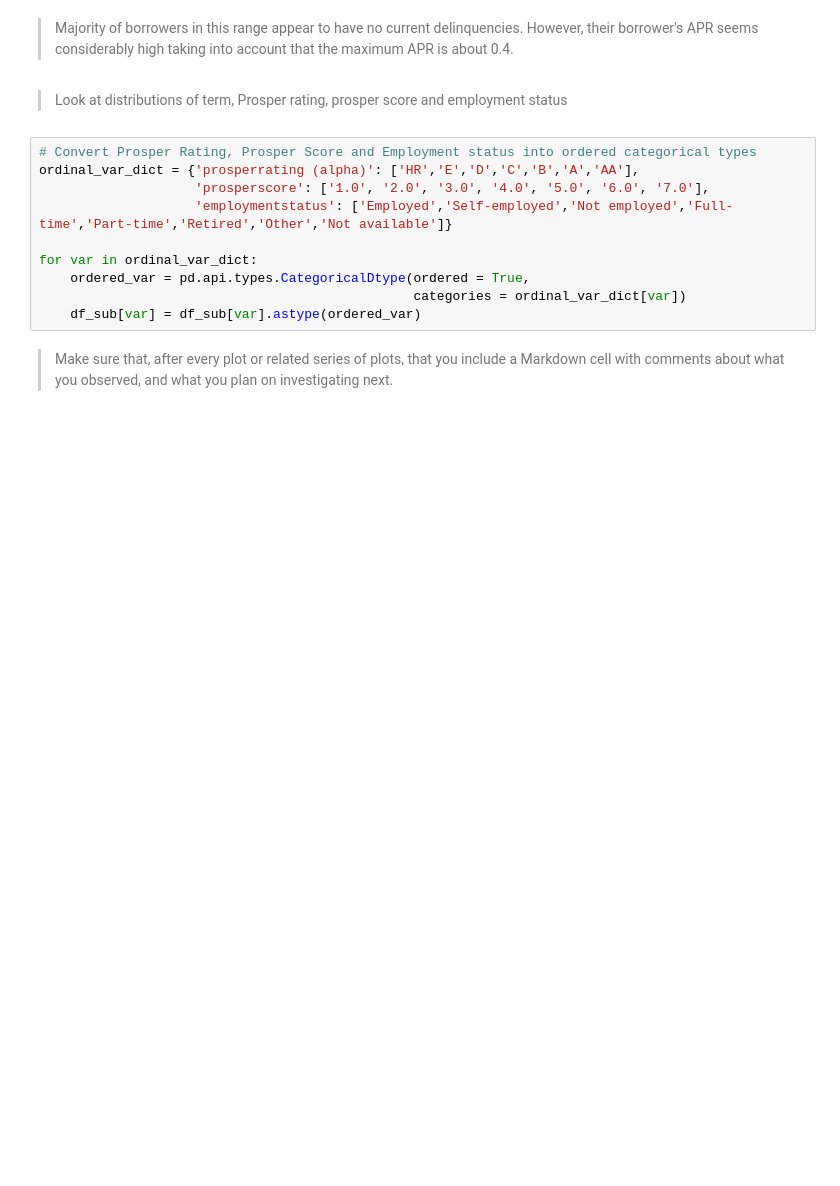
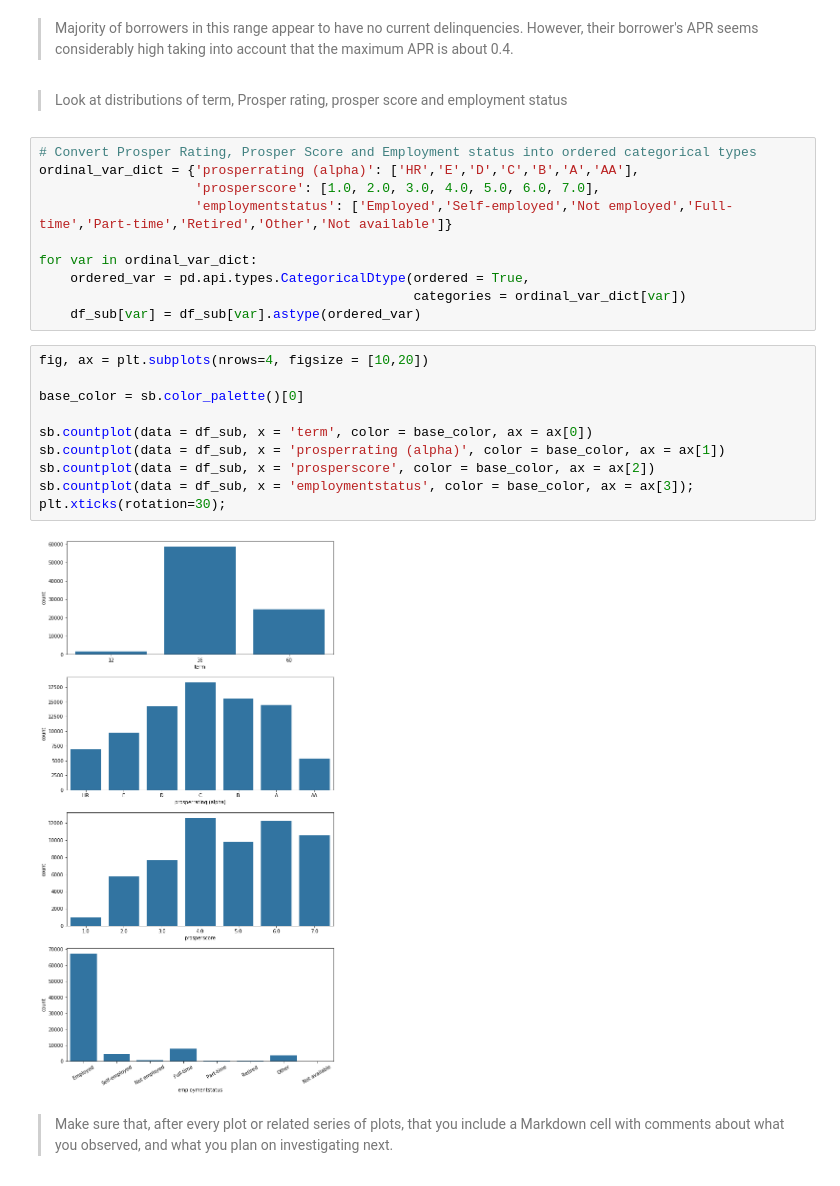
Before and after one commit to chukwume/prosperloandata, a Jupyter notebook: exploration_template.ipynb, the cells around one changed output. Saved outputs shown, nothing was run; the diff lists cells and outputs as text; blank space fills up the shorter version.

Commit message:
feat: Add hists for term, prosper rating, prosper score and employment status

```diff
--- a/exploration_template.ipynb
+++ b/exploration_template.ipynb
@@ -220,13 +220,25 @@ Name: borrowerapr, dtype: int64
 # %%
 # Convert Prosper Rating, Prosper Score and Employment status into ordered categorical types
 ordinal_var_dict = {'prosperrating (alpha)': ['HR','E','D','C','B','A','AA'],
-                    'prosperscore': ['1.0', '2.0', '3.0', '4.0', '5.0', '6.0', '7.0'],
+                    'prosperscore': [1.0, 2.0, 3.0, 4.0, 5.0, 6.0, 7.0],
                     'employmentstatus': ['Employed','Self-employed','Not employed','Full-time','Part-time','Retired','Other','Not available']}
 
 for var in ordinal_var_dict:
     ordered_var = pd.api.types.CategoricalDtype(ordered = True,
                                                 categories = ordinal_var_dict[var])
     df_sub[var] = df_sub[var].astype(ordered_var)
+# %%
+fig, ax = plt.subplots(nrows=4, figsize = [10,20])
+
+base_color = sb.color_palette()[0]
+
+sb.countplot(data = df_sub, x = 'term', color = base_color, ax = ax[0])
+sb.countplot(data = df_sub, x = 'prosperrating (alpha)', color = base_color, ax = ax[1])
+sb.countplot(data = df_sub, x = 'prosperscore', color = base_color, ax = ax[2])
+sb.countplot(data = df_sub, x = 'employmentstatus', color = base_color, ax = ax[3]);
+plt.xticks(rotation=30);
+# %% [output]
+[figure, added]
 # %% [markdown]
 > Make sure that, after every plot or related series of plots, that you
 include a Markdown cell with comments about what you observed, and what
```
